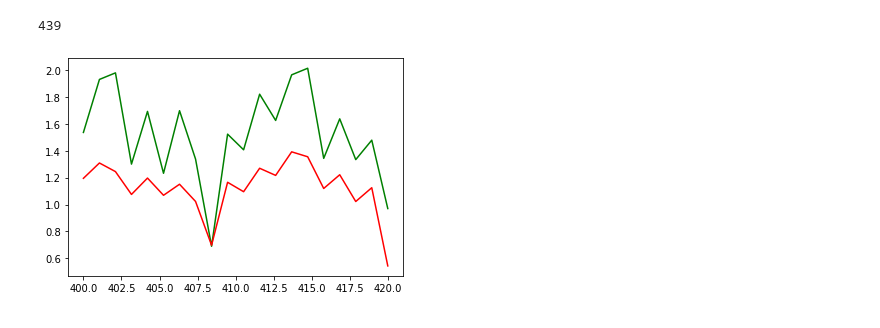
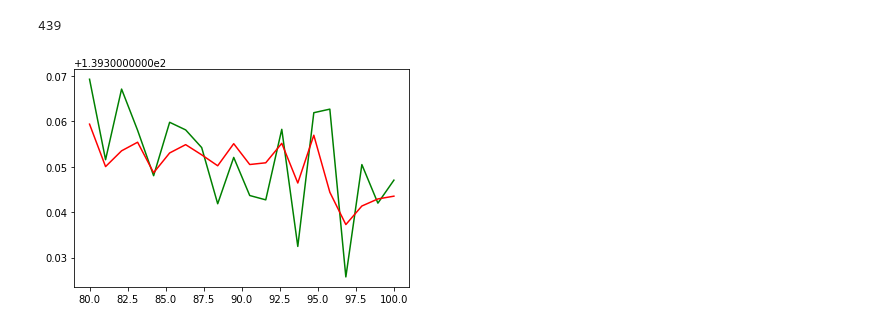
Before and after one commit to IsaacJohnEvans/EV_affect_on_emissions, a Jupyter notebook: pred.ipynb, the cells around one changed output. Drawn from its saved outputs; the diff is of its cells as text; code cells hidden in the pictures.

```diff
--- a/pred.ipynb
+++ b/pred.ipynb
@@ -14,7 +15,7 @@ def load_data(em_data = True, veh_data = True, air_data = True):
     if em_data:
         EU_em_df = pd.read_excel('Data/EU_em.xlsx',engine='openpyxl')
         EU_em_annual_df = pd.read_csv('Data/EU_em_annual.csv',)
-        UK_em_df = pd.read_excel('Data/UK_em.ods', nrows = 16)
+        UK_em_df = pd.read_excel('Data/UK_em.ods', nrows = 15)
         US_em_df = pd.read_excel('Data/US_em.xlsx',engine='openpyxl')
         # Emissions data Processing
         EU_em_df = EU_em_df.set_index('Month')
@@ -25,7 +26,8 @@ def load_data(em_data = True, veh_data = True, air_data = True):
         UK_em_df = UK_em_df.drop('Year')
         US_em_df = US_em_df.transpose()
         US_em_df.columns = US_em_df.iloc[0, :]
-        US_em_df = US_em_df.drop('Gas/Vehicle')
+        US_em_df = US_em_df.replace('+', 0)
+        US_em_df = US_em_df.drop('Year')
         args += [EU_em_df, EU_em_annual_df, UK_em_df, US_em_df]
     if veh_data:
         EU_veh_df = pd.read_csv('Data/EU_veh.csv')
@@ -77,6 +79,31 @@ def create_model(layers, input_shape):
     model.compile(loss='mse', optimizer='adam')
     model.summary()
     return model
+
+def run_model(x_train, x_test, y_train, y_test, data_memory, samples, epochs, batch_size, model_des, plot_pred, plot_range):
+    input_shape = (x_train.shape[0], data_memory, samples)
+    model = create_model(model_layer, input_shape)
+    history = model.fit(x_train, y_train, validation_split = 0.1, epochs= epochs , batch_size=batch_size)
+    y_pred_norm = np.concatenate((model.predict(x_train[:, :, :]), model.predict(x_test[:, :, :])))
+    mse = metrics.MeanSquaredError()
+    mse.update_state(y_norm, y_pred_norm)
+    test_loss = mse.result().numpy()
+    y = (y_norm/X_attrs[-1, 1]**0.5) + X_attrs[-1, 0]
+    y_pred = np.roll(y_pred_norm /X_attrs[-1, 1]**0.5 + X_attrs[-1, 0] , -time_step)
+    print(test_loss)
+    train_loss = history.history['loss'][-1]
+    val_loss = history.history['val_loss'][-1]
+    model_performance = [time_step, data_memory, samples, model_des, epochs, batch_size, train_loss, val_loss, test_loss]
+    df_model = pd.DataFrame(model_performance).transpose()
+    df_model.columns = df_model_columns
+    df_model.to_csv('model_performance.csv', mode = 'a', header= False)
+    if plot_pred:
+        plot_pred(y, y_pred, plot_range)
+    return y, y_pred
+
+def plot_pred(y, y_pred, plot_range):
+    t = np.linspace(plot_range[0], plot_range[1], plot_range[1] - plot_range[0])
+    plt.plot(t, y[plot_range[0] : plot_range[1]], 'g', t, y_pred[plot_range[0]: plot_range[1]], 'r')
 # %%
 args = load_data()
 EU_em_df, EU_em_annual_df, UK_em_df, US_em_df, EU_veh_df, UK_veh_df, US_veh_df, UK_nox_annual_df,UK_pm_all_annual_df,USA_pm_10_annual_df,USA_pm_2_5_annual_df,USA_nox_annual_df,OCED_PM10_df,OCED_NOX_df,OCED_PM2_5_df = args
@@ -86,10 +142,19 @@ data_memory = 5
 epochs = 10
 batch_size = 10
 df_model_columns =  ['time_step', 'data_memory', 'samples', 'layers', 'epochs', 'batch_size', 'training_loss', 'val_loss', 'test_loss']
+model_des = 'D32, GRU32, GRU32 D1'
+model_layer = [layers.Dense(32, activation='sigmoid'),
+                layers.GRU(32, activation='softsign', recurrent_activation='relu',recurrent_dropout = 0.1, dropout = 0.1),
+                layers.Dense(1)]
+plot_range = [100]
+plot_range += [plot_range[0] + 20]
+plot_pred = True
 #model_df = pd.DataFrame(model_performance).transpose()
 #model_df.to_csv('model_performance.csv')
 X = EU_em_df.to_numpy()
-X_norm, X_attrs = normalise(X)
+UK_X = UK_em_df.to_numpy()
+
+X_norm, X_attrs = normalise(UK_X)
 X_norm, y_norm = np.split(X, [11], 1)
 y_norm = np.roll(y_norm, -time_step)
 nrows = X_norm.shape[0]
@@ -97,3 +162,5 @@ samples = X_norm.shape[1]
 X_norm = np.repeat(X_norm, data_memory, 0).reshape(nrows, data_memory, samples)
 split_point = int(X_norm.shape[0] *0.75)
 x_train, x_test, y_train, y_test = train_test_split(X_norm, y_norm, split_point)
+
+y, y_pred = run_model(x_train, x_test, y_train, y_test, data_memory, samples, epochs, batch_size, model_des, plot_pred, plot_range)
@@ -190,9 +236,9 @@ Epoch 10/10
 # %%
-plot_range = [400]
+plot_range = [80]
 plot_range += [plot_range[0] + 20]
 t = np.linspace(plot_range[0], plot_range[1], plot_range[1] - plot_range[0])
 plt.plot(t, y[plot_range[0] : plot_range[1]], 'g', t, y_pred[plot_range[0]: plot_range[1]], 'r')
 split_point
 # %% [output]
 439
-[figure, old version]
+[figure, new version]
```
Also changed, not shown: parts of 5 cells of this notebook, 25 other files.
